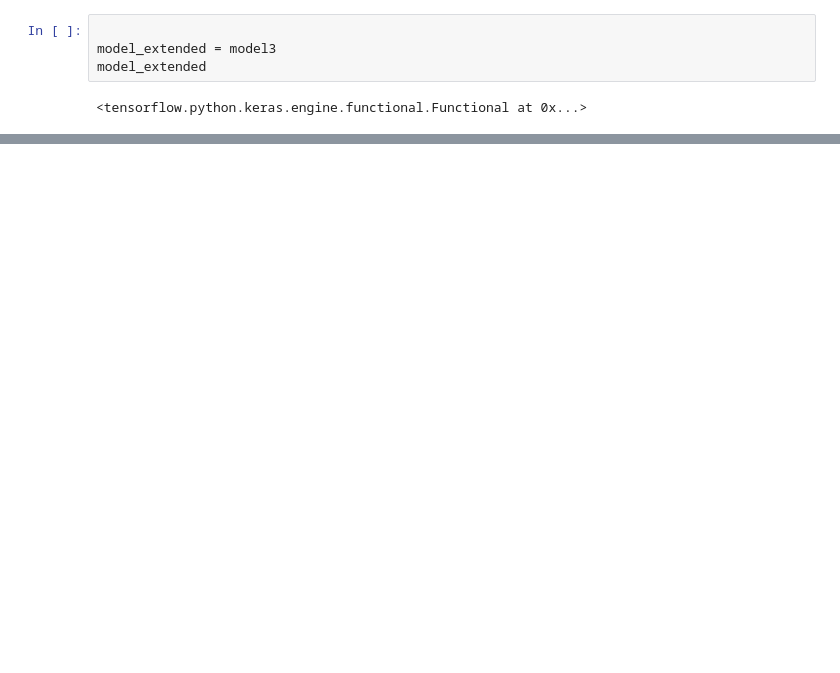
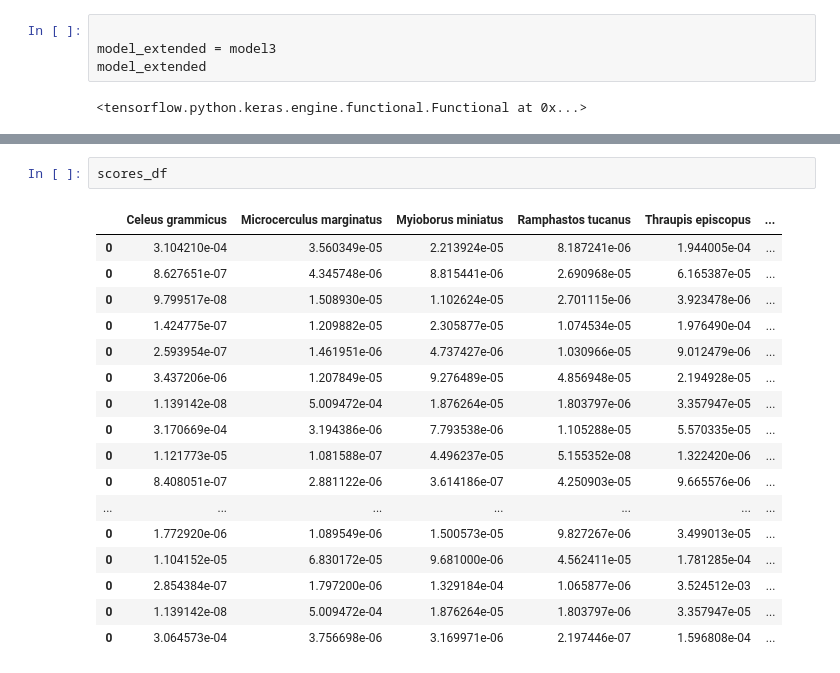
Before and after one commit to UCSD-E4E/passive-acoustic-biodiversity, a Jupyter notebook: BirdNET-Analyzer/BirdNET-Analyzer_Retraining.ipynb, the cells around one changed output, grey strips where cells are left out. Cells and saved outputs as stored; diff of their text form; blank space fills up the shorter version.

```diff
--- a/BirdNET-Analyzer/BirdNET-Analyzer_Retraining.ipynb
+++ b/BirdNET-Analyzer/BirdNET-Analyzer_Retraining.ipynb
@@ -619,0 +740,20 @@ RUNNINGS 29
+# %%
+scores_df
+# %% [output]
+|  | Celeus grammicus | Microcerculus marginatus | Myioborus miniatus | Ramphastos tucanus | Thraupis episcopus | ... |
+| 0 | 3.104210e-04 | 3.560349e-05 | 2.213924e-05 | 8.187241e-06 | 1.944005e-04 | ... |
+| 0 | 8.627651e-07 | 4.345748e-06 | 8.815441e-06 | 2.690968e-05 | 6.165387e-05 | ... |
+| 0 | 9.799517e-08 | 1.508930e-05 | 1.102624e-05 | 2.701115e-06 | 3.923478e-06 | ... |
+| 0 | 1.424775e-07 | 1.209882e-05 | 2.305877e-05 | 1.074534e-05 | 1.976490e-04 | ... |
+| 0 | 2.593954e-07 | 1.461951e-06 | 4.737427e-06 | 1.030966e-05 | 9.012479e-06 | ... |
+| 0 | 3.437206e-06 | 1.207849e-05 | 9.276489e-05 | 4.856948e-05 | 2.194928e-05 | ... |
+| 0 | 1.139142e-08 | 5.009472e-04 | 1.876264e-05 | 1.803797e-06 | 3.357947e-05 | ... |
+| 0 | 3.170669e-04 | 3.194386e-06 | 7.793538e-06 | 1.105288e-05 | 5.570335e-05 | ... |
+| 0 | 1.121773e-05 | 1.081588e-07 | 4.496237e-05 | 5.155352e-08 | 1.322420e-06 | ... |
+| 0 | 8.408051e-07 | 2.881122e-06 | 3.614186e-07 | 4.250903e-05 | 9.665576e-06 | ... |
+| ... | ... | ... | ... | ... | ... | ... |
+| 0 | 1.772920e-06 | 1.089549e-06 | 1.500573e-05 | 9.827267e-06 | 3.499013e-05 | ... |
+| 0 | 1.104152e-05 | 6.830172e-05 | 9.681000e-06 | 4.562411e-05 | 1.781285e-04 | ... |
+| 0 | 2.854384e-07 | 1.797200e-06 | 1.329184e-04 | 1.065877e-06 | 3.524512e-03 | ... |
+| 0 | 1.139142e-08 | 5.009472e-04 | 1.876264e-05 | 1.803797e-06 | 3.357947e-05 | ... |
+| 0 | 3.064573e-04 | 3.756698e-06 | 3.169971e-06 | 2.197446e-07 | 1.596808e-04 | ... |
```
Also changed, not shown: parts of 16 cells of this notebook, 1 other file.
